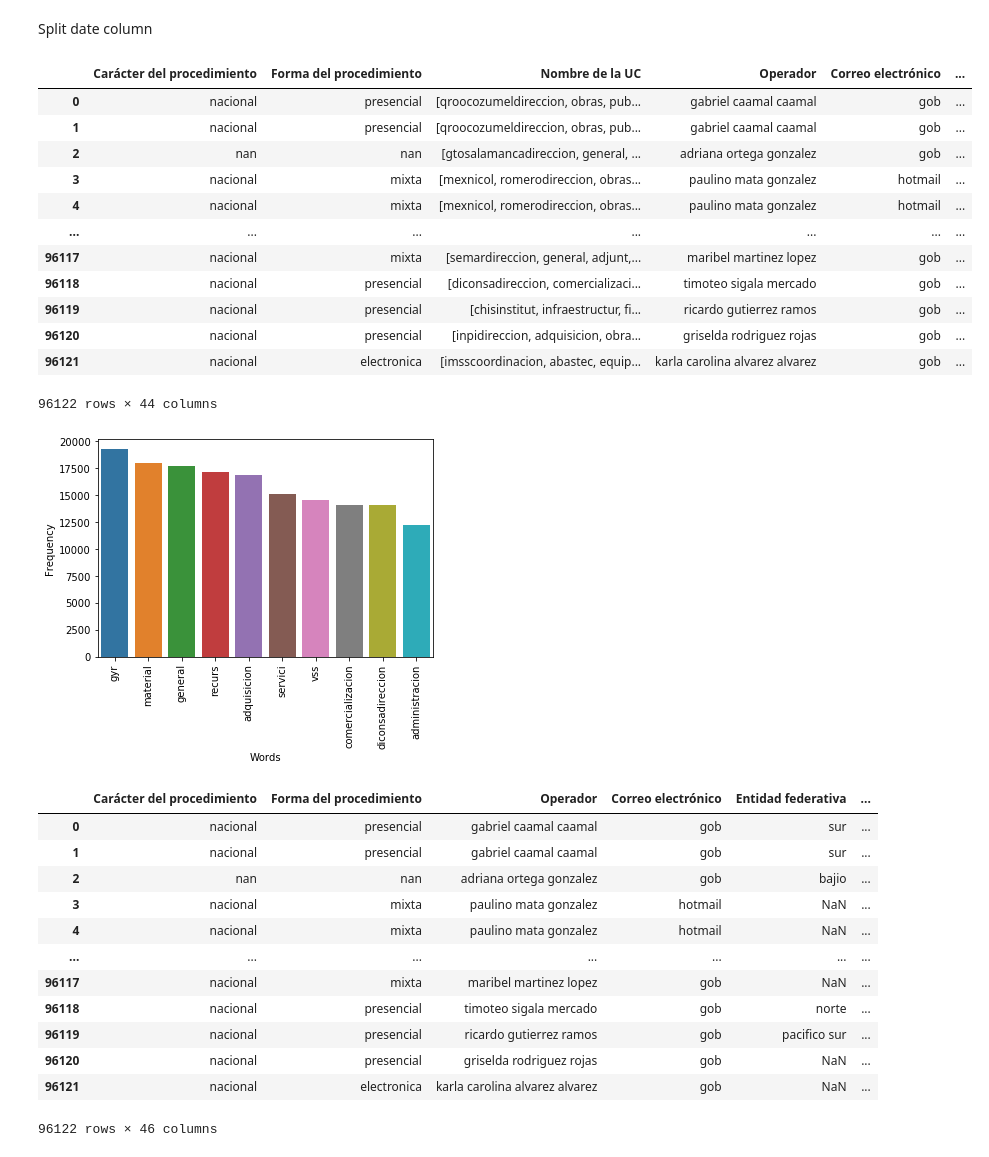
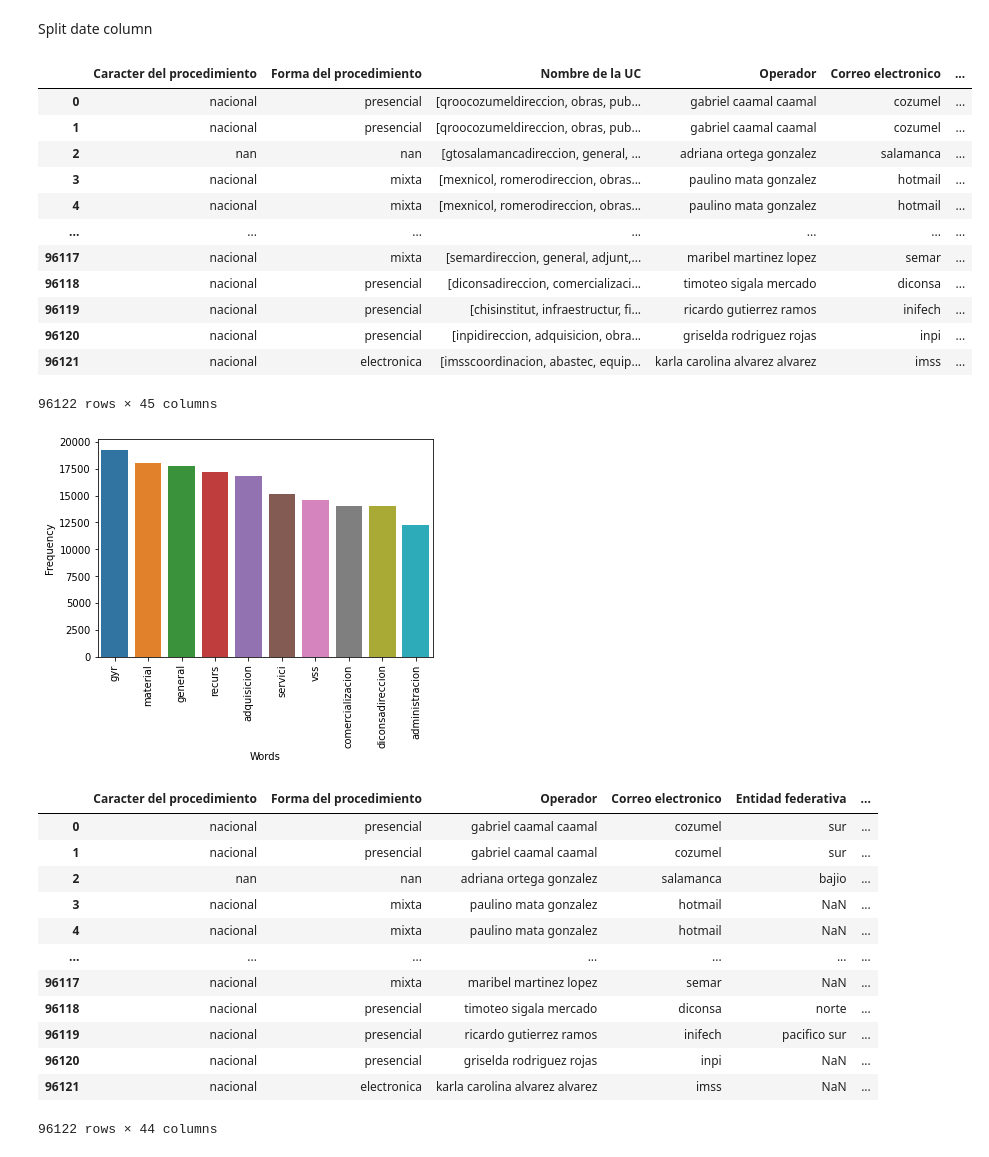
Before and after one commit to ML-Group-Col/Exped_Visualizations, a Jupyter notebook: assignment4_2.ipynb, the cells around one changed output. Saved outputs shown, nothing was run; the diff lists cells and outputs as text; code cells hidden in the pictures.

```diff
--- a/assignment4_2.ipynb
+++ b/assignment4_2.ipynb
@@ -48,7 +48,7 @@ def get_frequencies(bag_words):
     return freq_dict
 # %%
 # Get the frequencies and save it in a dictionary
-freq_dict = get_frequencies(df['Descripción del Anuncio'].values)
+freq_dict = get_frequencies(df['Descripcion del Anuncio'].values)
 # %%
 import seaborn as sns
 import matplotlib.pyplot as plt
@@ -104,7 +104,7 @@ def most_freq_words(freq_dict_data, data, n, column_name):
     return data.drop([column_name], axis=1)
 # %%
 # Get the most frequent words into binarized columns
-df = most_freq_words(freq_dict, df, 3, 'Descripción del Anuncio')
+df = most_freq_words(freq_dict, df, 3, 'Descripcion del Anuncio')
 # %% [markdown]
 Split date column
 # %%
@@ -137,22 +137,22 @@ def transform_date_columns(data):
     return date_divided
 # %%
 # Get the date divided and add it to the original dataframe
-df = pd.concat([ df.drop('Publicación del anuncio',axis=1), pd.DataFrame(transform_date_columns(df['Publicación del anuncio'].values),columns=['Año_pub','Mes_pub','Dia_pub','Hora_pub','Min_pub'])], axis=1)
+df = pd.concat([ df.drop('Publicacion del anuncio',axis=1), pd.DataFrame(transform_date_columns(df['Publicacion del anuncio'].values),columns=['Año_pub','Mes_pub','Dia_pub','Hora_pub','Min_pub'])], axis=1)
 df
 # %% [output]
-|  | Carácter del procedimiento | Forma del procedimiento | Nombre de la UC | Operador | Correo electrónico | ... |
-| 0 | nacional | presencial | [qroocozumeldireccion, obras, pub... | gabriel caamal caamal | gob | ... |
-| 1 | nacional | presencial | [qroocozumeldireccion, obras, pub... | gabriel caamal caamal | gob | ... |
-| 2 | nan | nan | [gtosalamancadireccion, general, ... | adriana ortega gonzalez | gob | ... |
+|  | Caracter del procedimiento | Forma del procedimiento | Nombre de la UC | Operador | Correo electronico | ... |
+| 0 | nacional | presencial | [qroocozumeldireccion, obras, pub... | gabriel caamal caamal | cozumel | ... |
+| 1 | nacional | presencial | [qroocozumeldireccion, obras, pub... | gabriel caamal caamal | cozumel | ... |
+| 2 | nan | nan | [gtosalamancadireccion, general, ... | adriana ortega gonzalez | salamanca | ... |
 | 3 | nacional | mixta | [mexnicol, romerodireccion, obras... | paulino mata gonzalez | hotmail | ... |
 | 4 | nacional | mixta | [mexnicol, romerodireccion, obras... | paulino mata gonzalez | hotmail | ... |
 | ... | ... | ... | ... | ... | ... | ... |
-| 96117 | nacional | mixta | [semardireccion, general, adjunt,... | maribel martinez lopez | gob | ... |
-| 96118 | nacional | presencial | [diconsadireccion, comercializaci... | timoteo sigala mercado | gob | ... |
-| 96119 | nacional | presencial | [chisinstitut, infraestructur, fi... | ricardo gutierrez ramos | gob | ... |
-| 96120 | nacional | presencial | [inpidireccion, adquisicion, obra... | griselda rodriguez rojas | gob | ... |
-| 96121 | nacional | electronica | [imsscoordinacion, abastec, equip... | karla carolina alvarez alvarez | gob | ... |
+| 96117 | nacional | mixta | [semardireccion, general, adjunt,... | maribel martinez lopez | semar | ... |
+| 96118 | nacional | presencial | [diconsadireccion, comercializaci... | timoteo sigala mercado | diconsa | ... |
+| 96119 | nacional | presencial | [chisinstitut, infraestructur, fi... | ricardo gutierrez ramos | inifech | ... |
+| 96120 | nacional | presencial | [inpidireccion, adquisicion, obra... | griselda rodriguez rojas | inpi | ... |
+| 96121 | nacional | electronica | [imsscoordinacion, abastec, equip... | karla carolina alvarez alvarez | imss | ... |
-96122 rows × 44 columns
+96122 rows × 45 columns
 # %%
 # Get the frequencies and save it in a dictionary
 freq_dict_UC = get_frequencies(df['Nombre de la UC'].values)
@@ -162,20 +162,20 @@ plot_freq(freq_dict_UC)
 temp = most_freq_words(freq_dict_UC, df, 3, 'Nombre de la UC')
 temp
 # %% [output]
-[figure, old version]
+[figure, new version]
-|  | Carácter del procedimiento | Forma del procedimiento | Operador | Correo electrónico | Entidad federativa | ... |
-| 0 | nacional | presencial | gabriel caamal caamal | gob | sur | ... |
-| 1 | nacional | presencial | gabriel caamal caamal | gob | sur | ... |
-| 2 | nan | nan | adriana ortega gonzalez | gob | bajio | ... |
+|  | Caracter del procedimiento | Forma del procedimiento | Operador | Correo electronico | Entidad federativa | ... |
+| 0 | nacional | presencial | gabriel caamal caamal | cozumel | sur | ... |
+| 1 | nacional | presencial | gabriel caamal caamal | cozumel | sur | ... |
+| 2 | nan | nan | adriana ortega gonzalez | salamanca | bajio | ... |
 | 3 | nacional | mixta | paulino mata gonzalez | hotmail | NaN | ... |
 | 4 | nacional | mixta | paulino mata gonzalez | hotmail | NaN | ... |
 | ... | ... | ... | ... | ... | ... | ... |
-| 96117 | nacional | mixta | maribel martinez lopez | gob | NaN | ... |
-| 96118 | nacional | presencial | timoteo sigala mercado | gob | norte | ... |
-| 96119 | nacional | presencial | ricardo gutierrez ramos | gob | pacifico sur | ... |
-| 96120 | nacional | presencial | griselda rodriguez rojas | gob | NaN | ... |
-| 96121 | nacional | electronica | karla carolina alvarez alvarez | gob | NaN | ... |
+| 96117 | nacional | mixta | maribel martinez lopez | semar | NaN | ... |
+| 96118 | nacional | presencial | timoteo sigala mercado | diconsa | norte | ... |
+| 96119 | nacional | presencial | ricardo gutierrez ramos | inifech | pacifico sur | ... |
+| 96120 | nacional | presencial | griselda rodriguez rojas | inpi | NaN | ... |
+| 96121 | nacional | electronica | karla carolina alvarez alvarez | imss | NaN | ... |
-96122 rows × 46 columns
+96122 rows × 44 columns
 # %%
 # Convert nan strings to missing values
 temp = temp.replace('nan',np.nan)
```
Also changed, not shown: parts of 3 cells of this notebook, 4 other files.
